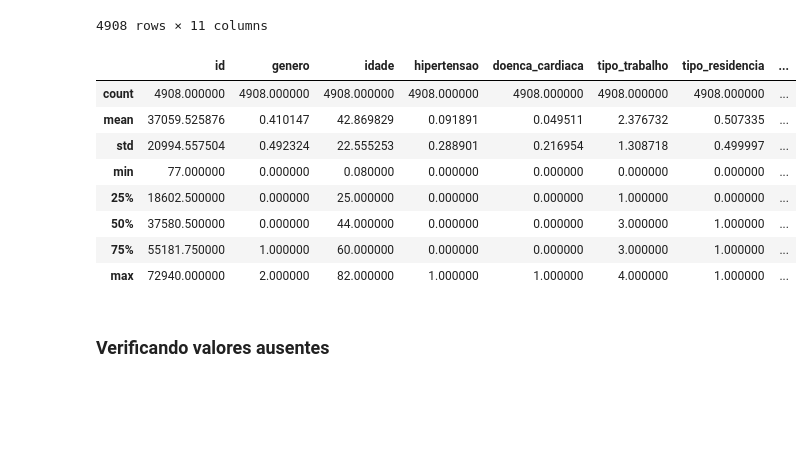
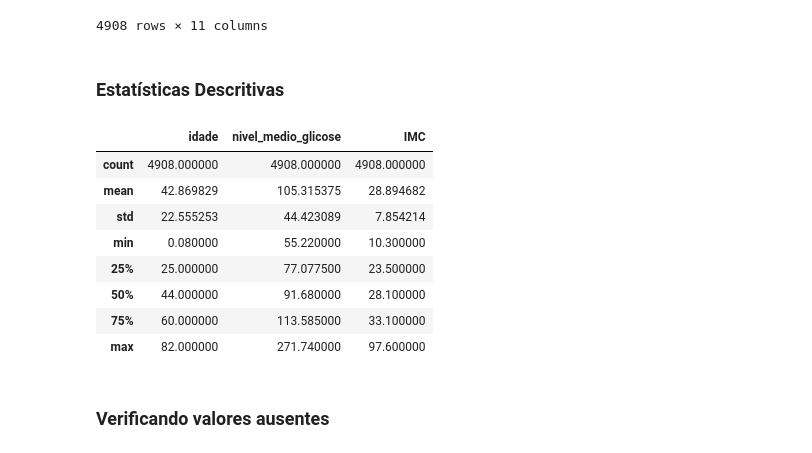
Before and after one commit to larissavvsous/ProjectsColab, a Jupyter notebook: previsao_AVC.ipynb, the cells around one changed output. Cells and saved outputs as stored; diff of their text form; code cells hidden in the pictures; blank space fills up the shorter version.

```diff
--- a/previsao_AVC.ipynb
+++ b/previsao_AVC.ipynb
@@ -80,18 +104,20 @@ df
 | 4906 | 37544 | 1 | 51.0 | 0 | 0 | 3 | 0 | ... |
 | 4907 | 44679 | 0 | 44.0 | 0 | 0 | 4 | 1 | ... |
 4908 rows × 11 columns
+# %% [markdown]
+### Estatísticas Descritivas
 # %%
-df.describe()
+df[['idade', 'nivel_medio_glicose', 'IMC']].describe()
 # %% [output]
-|  | id | genero | idade | hipertensao | doenca_cardiaca | tipo_trabalho | tipo_residencia | ... |
-| count | 4908.000000 | 4908.000000 | 4908.000000 | 4908.000000 | 4908.000000 | 4908.000000 | 4908.000000 | ... |
-| mean | 37059.525876 | 0.410147 | 42.869829 | 0.091891 | 0.049511 | 2.376732 | 0.507335 | ... |
-| std | 20994.557504 | 0.492324 | 22.555253 | 0.288901 | 0.216954 | 1.308718 | 0.499997 | ... |
-| min | 77.000000 | 0.000000 | 0.080000 | 0.000000 | 0.000000 | 0.000000 | 0.000000 | ... |
-| 25% | 18602.500000 | 0.000000 | 25.000000 | 0.000000 | 0.000000 | 1.000000 | 0.000000 | ... |
-| 50% | 37580.500000 | 0.000000 | 44.000000 | 0.000000 | 0.000000 | 3.000000 | 1.000000 | ... |
-| 75% | 55181.750000 | 1.000000 | 60.000000 | 0.000000 | 0.000000 | 3.000000 | 1.000000 | ... |
-| max | 72940.000000 | 2.000000 | 82.000000 | 1.000000 | 1.000000 | 4.000000 | 1.000000 | ... |
+|  | idade | nivel_medio_glicose | IMC |
+| count | 4908.000000 | 4908.000000 | 4908.000000 |
+| mean | 42.869829 | 105.315375 | 28.894682 |
+| std | 22.555253 | 44.423089 | 7.854214 |
+| min | 0.080000 | 55.220000 | 10.300000 |
+| 25% | 25.000000 | 77.077500 | 23.500000 |
+| 50% | 44.000000 | 91.680000 | 28.100000 |
+| 75% | 60.000000 | 113.585000 | 33.100000 |
+| max | 82.000000 | 271.740000 | 97.600000 |
 # %% [markdown]
 ### Verificando valores ausentes
 # %%
```
Also changed, not shown: parts of 16 cells of this notebook.
